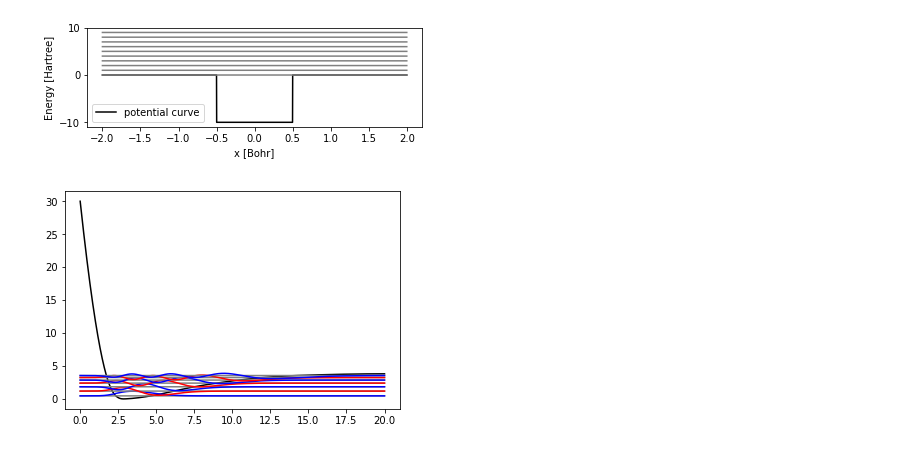
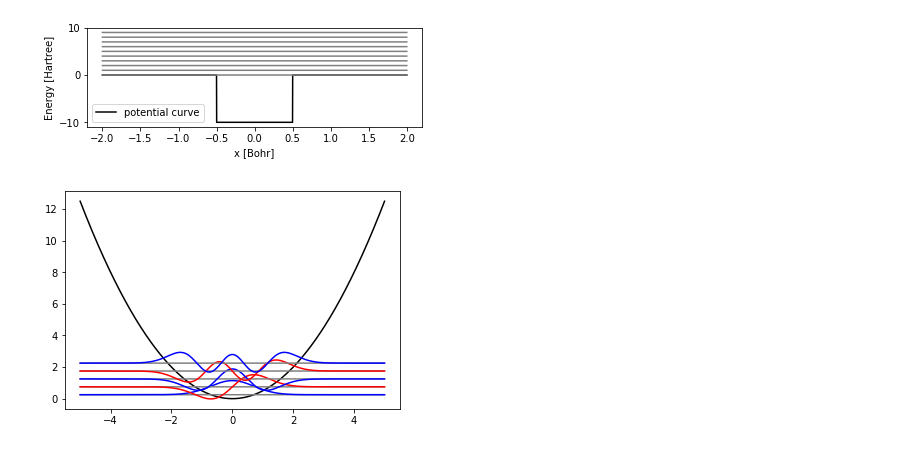
Before and after one commit to GeorgBossenz/Abschlussprojekt, a Jupyter notebook: Visualizer.ipynb, the cells around one changed output. Saved outputs shown, nothing was run; the diff lists cells and outputs as text; code cells hidden in the pictures.

Commit message:
fixed polynomial interpolation and added potential.dat output

```diff
--- a/Visualizer.ipynb
+++ b/Visualizer.ipynb
@@ -1,7 +1,7 @@
 # %%
 import numpy as np
 alldata = []
-with open("input/5.6Potentialtopf") as fp:
+with open("input/5.3Potentialtopf") as fp:
     for line in fp:
         alldata.append(line.strip())
 dataline_y = 0
@@ -203,29 +184,30 @@ sum(sigma)
 # %%
 %matplotlib inline
 import numpy as np
 import matplotlib.pyplot as plt
 
+potential = np.loadtxt("potential.dat")
 xx = potential[:, 0]
 y1 = potential[:, 1]
 plt.plot(xx, y1, color="black", label="potential curve")
 aa = np.loadtxt("wavefunctions.dat")
 bb = np.loadtxt("energies.dat")
 #plt.plot(xx, aa[:, 1] + bb[0])
 #plt.plot(xx, aa[:, 2] + bb[1])
 #plt.plot(xx, aa[:, 3] + bb[2])
 
 plotnr = 0
 for wert in bb:  #dort packen wir eine Liste mit den Eigenwerten hin
     eigenwert = []
     for xwert in potential:
         eigenwert.append(wert)
     plt.plot(xx, eigenwert, color="grey")
 
     if plotnr % 2:
         color = "red"
     else:
         color = "blue"
     plt.plot(xx, aa[:, plotnr + 1] + wert, color=color)
     plotnr += 1
 # %% [output]
-[figure, old version]
+[figure, new version]
```
Also changed, not shown: parts of 2 cells of this notebook, 4 other files.
